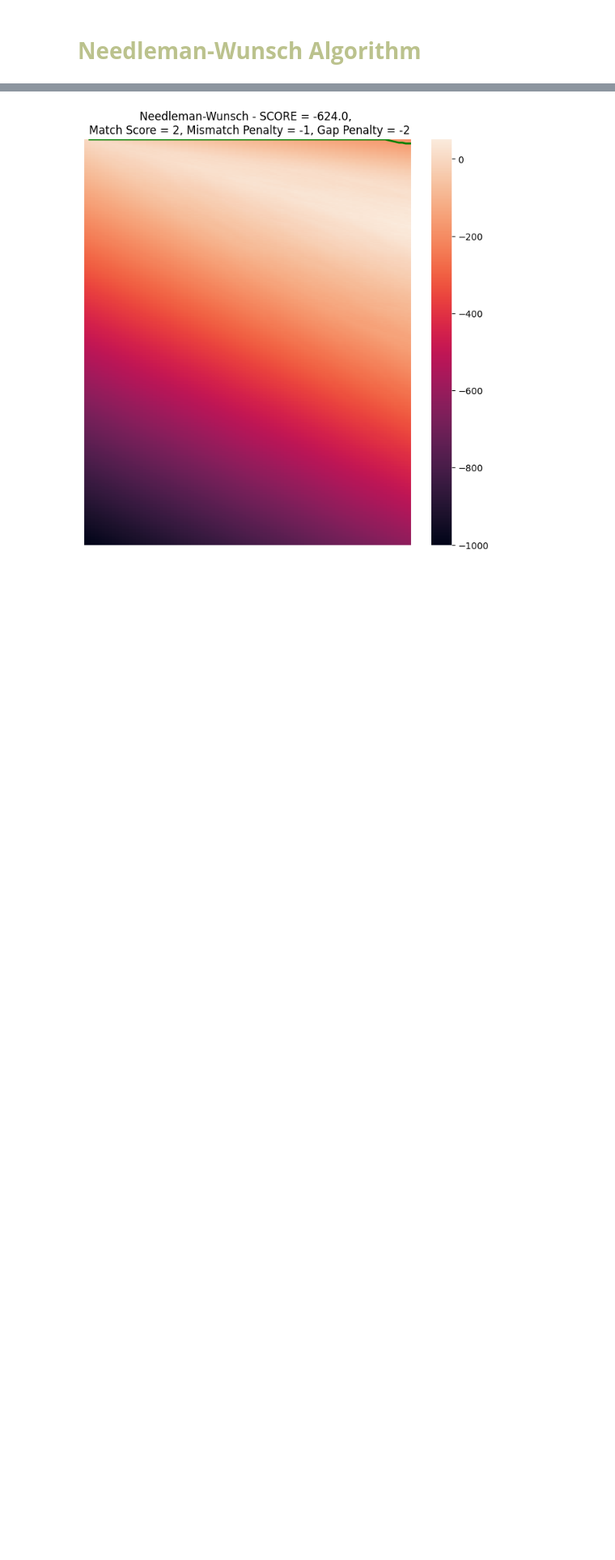
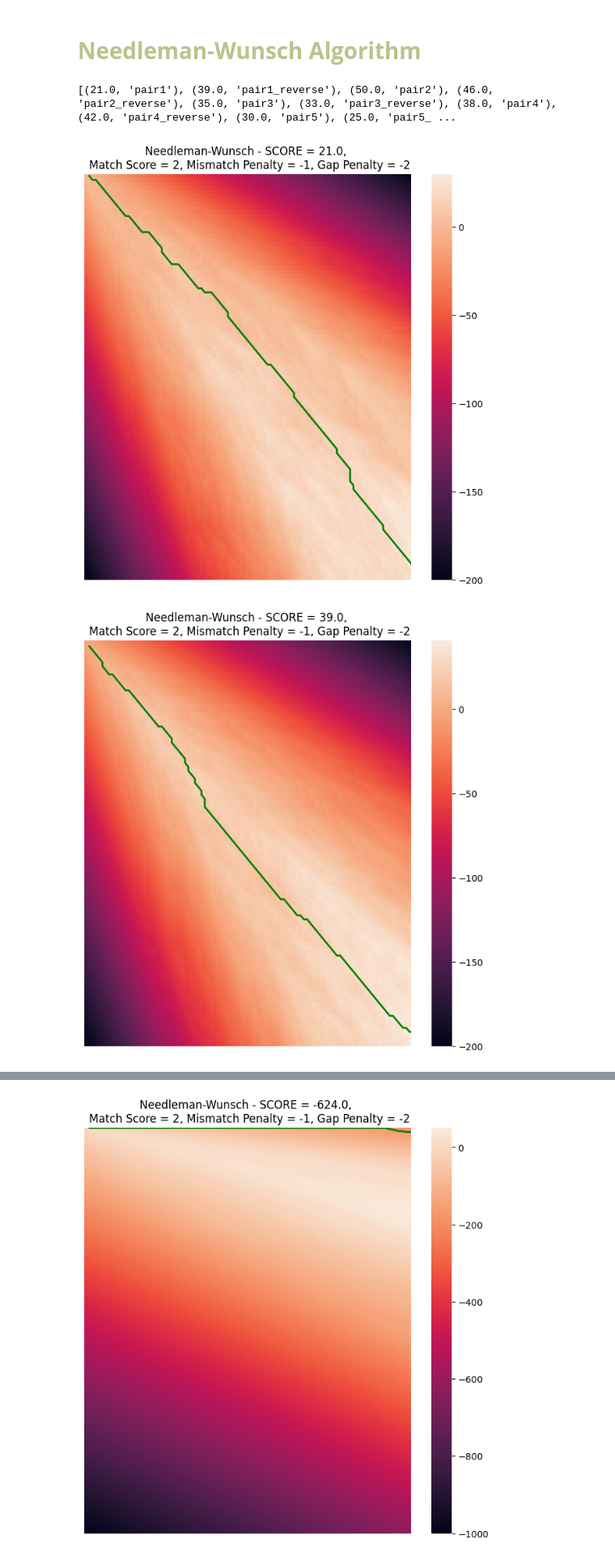
Before and after one commit to aiko-isnt-ded/dna_sequence_alignment, a Jupyter notebook: report_helper.ipynb, the cells around one changed output, grey strips where cells are left out. Shown at 81% size. Drawn from its saved outputs; the diff is of its cells as text; code cells hidden in the pictures; blank space fills up the shorter version.

Commit message:
if someone wants to fucking run this code until they get a better score please go ahead i hate this

```diff
--- a/report_helper.ipynb
+++ b/report_helper.ipynb
@@ -37,8 +37,8 @@ handle1.close()
 
 # Because of the size of this gene, we will only take small chunks to compare
 
-starting_pos = 31234567
-ending_pos = 31235067 # length of 1k bp
+starting_pos = 31225563
+ending_pos = starting_pos + 100 # length of 1k bp
 
 #Shuffled segments
 
@@ -155,6 +155,21 @@ def needleman_wunsch(seq1, seq2, MATCH_SCORE, MISMATCH_PENALTY, GAP_PENALTY):
 
     return nwm, sequence2, sequence1, score, time_taken, fig
 # %%
-for i in range(10):
-    for j in range(2):
-        algo = needleman_wunsch(original_sequence, )
+results = []
+
+for i in range(1, len(pairs)+1):
+    llave = f'pair{i}'
+    algorithm_og = needleman_wunsch(original_sequence, pairs[llave][0], 2, -1, -2)
+    algorithm_reverse = needleman_wunsch(original_sequence, pairs[llave][1], 2, -1, -2)
+
+    score_og = algorithm_og[3]
+    score_reverse = algorithm_reverse[3]
+
+    results.append((score_og, f"pair{i}"))
+    results.append((score_reverse, f"pair{i}_reverse"))
+
+print(results)
+# %% [output]
+[(21.0, 'pair1'), (39.0, 'pair1_reverse'), (50.0, 'pair2'), (46.0, 'pair2_reverse'), (35.0, 'pair3'), (33.0, 'pair3_reverse'), (38.0, 'pair4'), (42.0, 'pair4_reverse'), (30.0, 'pair5'), (25.0, 'pair5_ ...
+[figure, added]
+[figure, added]
```
Also changed, not shown: parts of 1 cell of this notebook.
